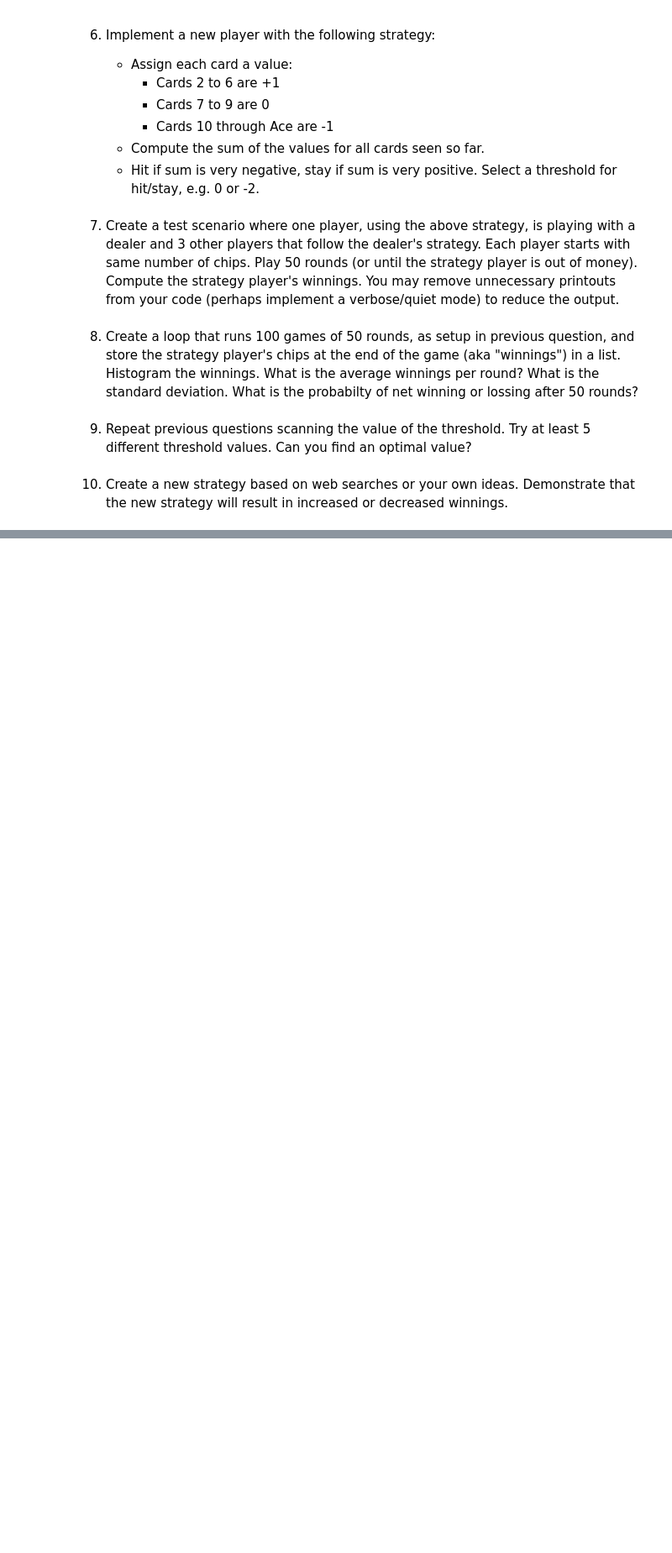
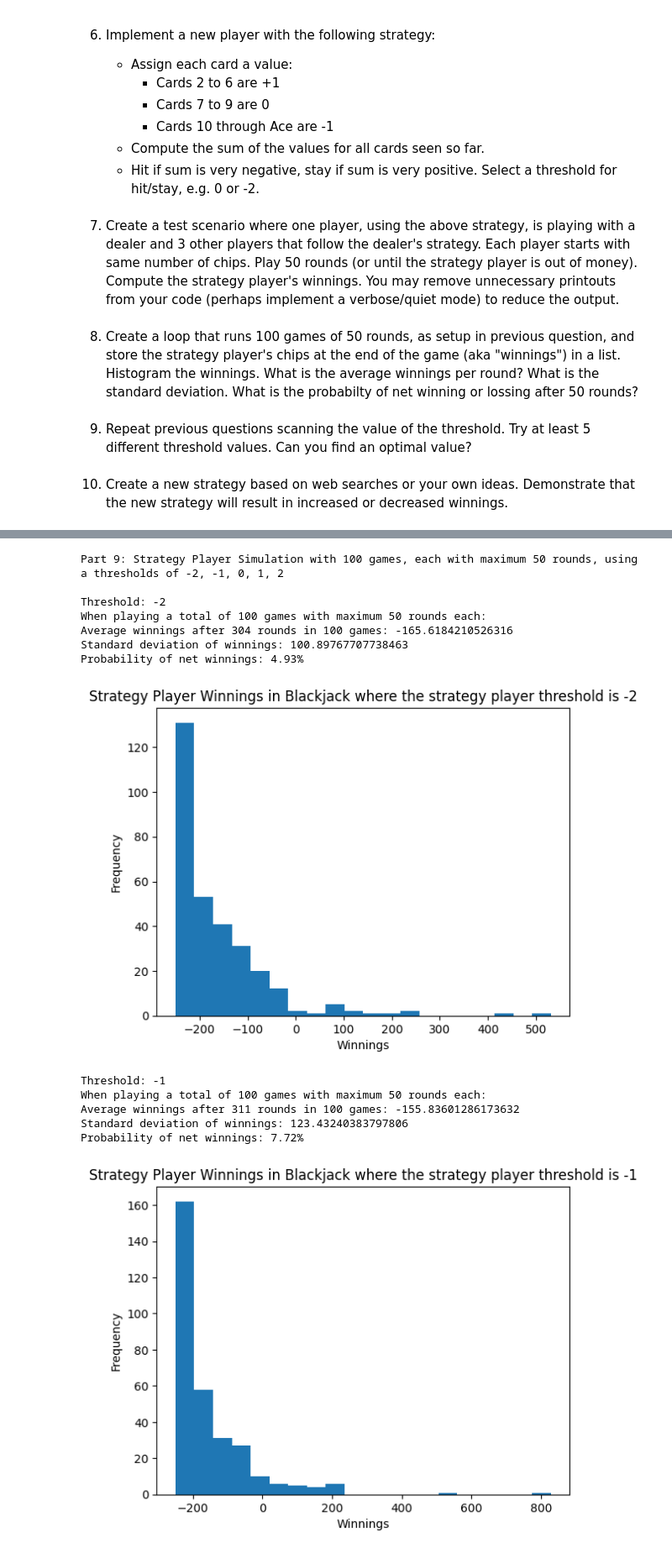
Before and after one commit to JoelBeau/DATA3402.Spring.2025, a Jupyter notebook: Labs/Lab.6/Lab.6.Solution.ipynb, the cells around one changed output, grey strips where cells are left out. Shown: that part at 84% size. Cells and saved outputs as stored; diff of their text form; code cells hidden in the pictures; blank space fills up the shorter version.

```diff
--- a/Labs/Lab.6/Lab.6.Solution.ipynb
+++ b/Labs/Lab.6/Lab.6.Solution.ipynb
@@ -469,0 +513,51 @@ Text(0.5, 1.0, 'Strategy Player Winnings in Blackjack')
+# %%
+print("Part 9: Strategy Player Simulation with 100 games, each with maximum 50 rounds, using a thresholds of -2, -1, 0, 1, 2\n")
+
+for i in range(-2, 3):
+
+    print(f"Threshold: {i}")
+
+    print("When playing a total of 100 games with maximum 50 rounds each: ")
+
+    total_winnings = []
+    num_games = 100
+    rounds_played = 0
+
+    for j in range(num_games):
+
+        game = BlackjackGame(num_players=3, verbose=False, include_strategy_player=True)
+
+        for k in range(50):
+            val = game.play_round()
+            if val == -1:
+                break
+            rounds_played += 1
+            total_winnings.append(game.compute_strategy_player_winnings())
+
+    average_winnings = sum(total_winnings) / rounds_played
+    print(f"Average winnings after {rounds_played} rounds in 100 games: {average_winnings}")
+    print(f"Standard deviation of winnings: {np.std(total_winnings)}")
+    print(f"Probability of net winnings: {sum(1 for val in total_winnings if val > 0) / len(total_winnings) * 100:.2f}%")
+
+    # Histogram of strategy player winnings
+    plt.figure()
+    plt.hist(total_winnings, bins=20)
+    plt.xlabel("Winnings")
+    plt.ylabel("Frequency")
+    plt.title(f"Strategy Player Winnings in Blackjack where the strategy player threshold is {i}")
+    plt.show()
+# %% [output]
+Part 9: Strategy Player Simulation with 100 games, each with maximum 50 rounds, using a thresholds of -2, -1, 0, 1, 2
+
+Threshold: -2
+When playing a total of 100 games with maximum 50 rounds each:
+Average winnings after 304 rounds in 100 games: -165.6184210526316
+Standard deviation of winnings: 100.89767707738463
+Probability of net winnings: 4.93%
+[figure, added]
+Threshold: -1
+When playing a total of 100 games with maximum 50 rounds each:
+Average winnings after 311 rounds in 100 games: -155.83601286173632
+Standard deviation of winnings: 123.43240383797806
+Probability of net winnings: 7.72%
+[figure, added]
```
Also changed, not shown: parts of 11 cells of this notebook.
